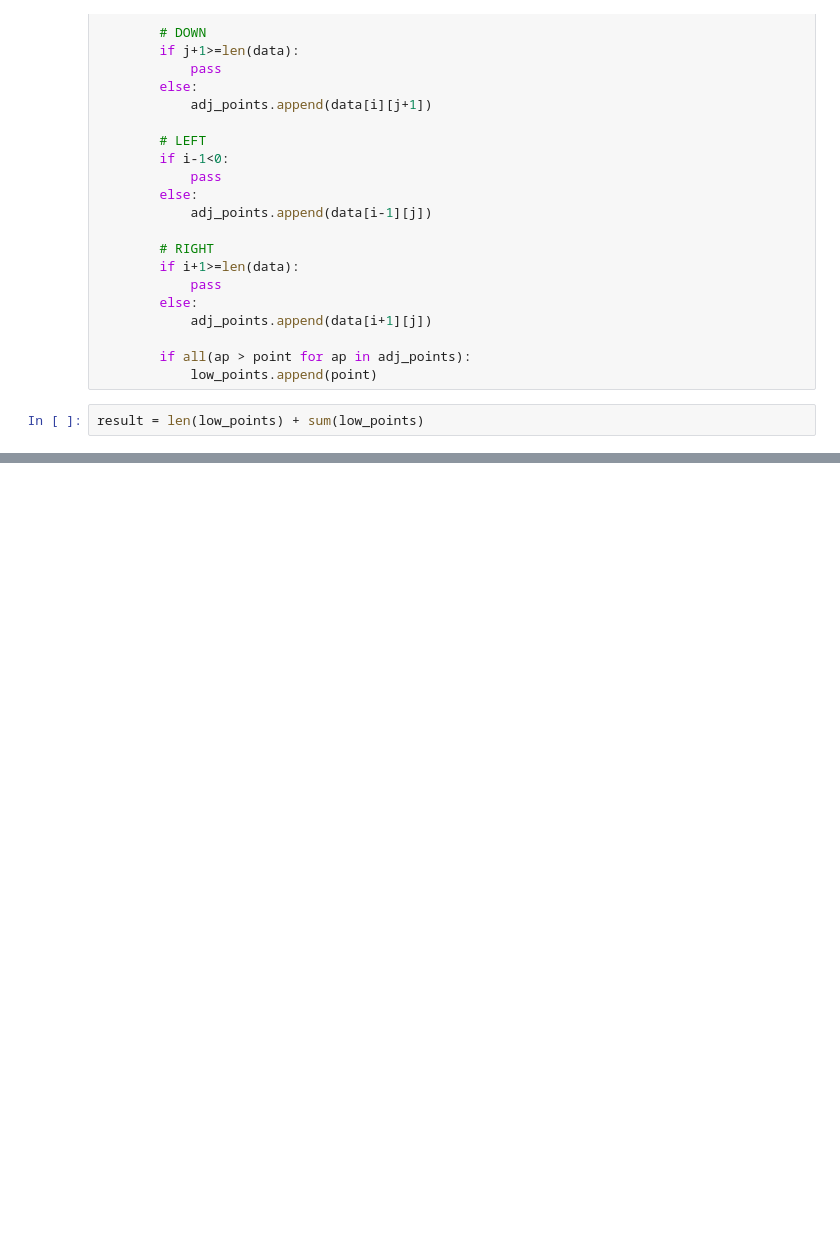
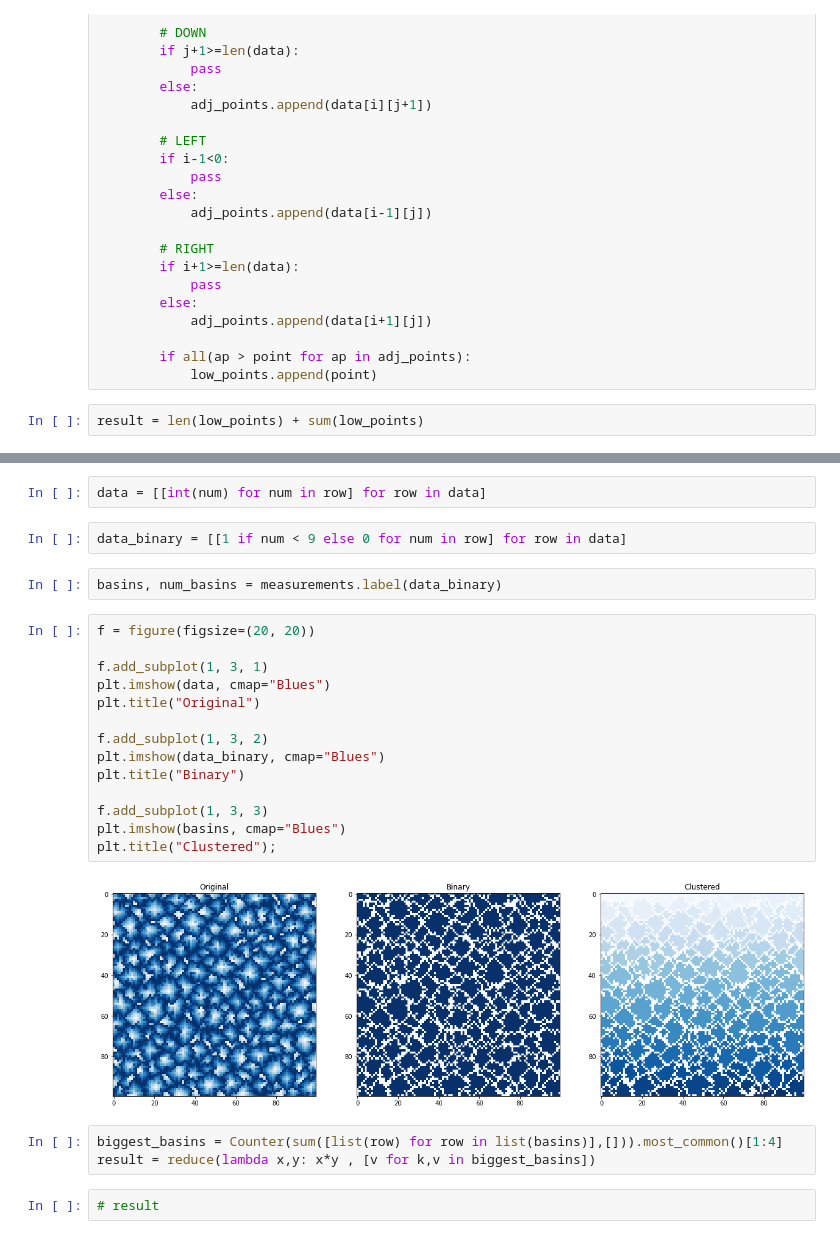
Before and after one commit to vivianamarquez/AdventOfCode2021, a Jupyter notebook: day9.ipynb, the cells around one changed output, grey strips where cells are left out. Saved outputs shown, nothing was run; the diff lists cells and outputs as text; blank space fills up the shorter version.

```diff
--- a/day9.ipynb
+++ b/day9.ipynb
@@ -52,0 +61,27 @@ result
+# %%
+data = [[int(num) for num in row] for row in data]
+# %%
+data_binary = [[1 if num < 9 else 0 for num in row] for row in data]
+# %%
+basins, num_basins = measurements.label(data_binary)
+# %%
+f = figure(figsize=(20, 20))
+
+f.add_subplot(1, 3, 1)
+plt.imshow(data, cmap="Blues")
+plt.title("Original")
+
+f.add_subplot(1, 3, 2)
+plt.imshow(data_binary, cmap="Blues")
+plt.title("Binary")
+
+f.add_subplot(1, 3, 3)
+plt.imshow(basins, cmap="Blues")
+plt.title("Clustered");
+# %% [output]
+[figure, added]
+# %%
+biggest_basins = Counter(sum([list(row) for row in list(basins)],[])).most_common()[1:4]
+result = reduce(lambda x,y: x*y , [v for k,v in biggest_basins])
+# %%
+# result
```
Also changed, not shown: parts of 4 cells of this notebook.
